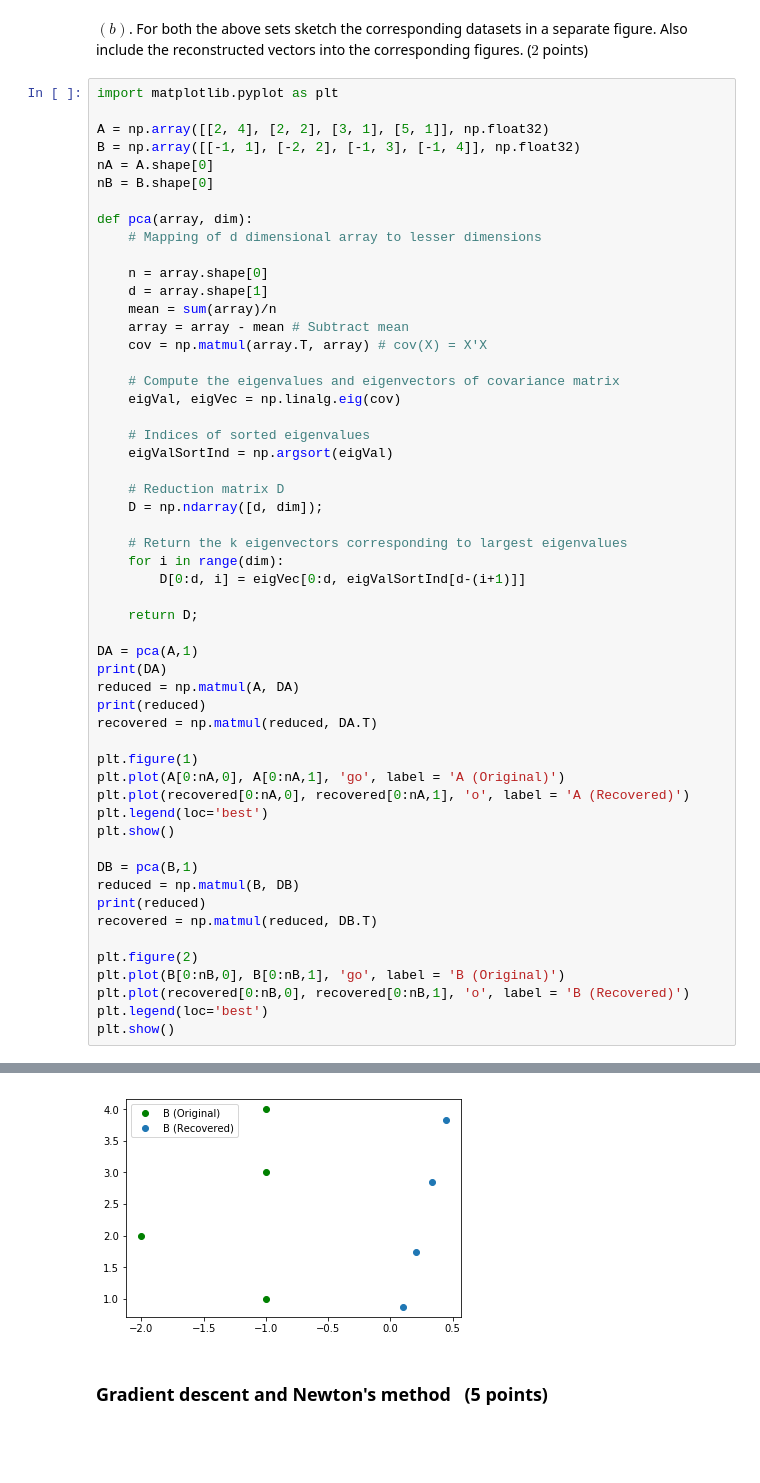
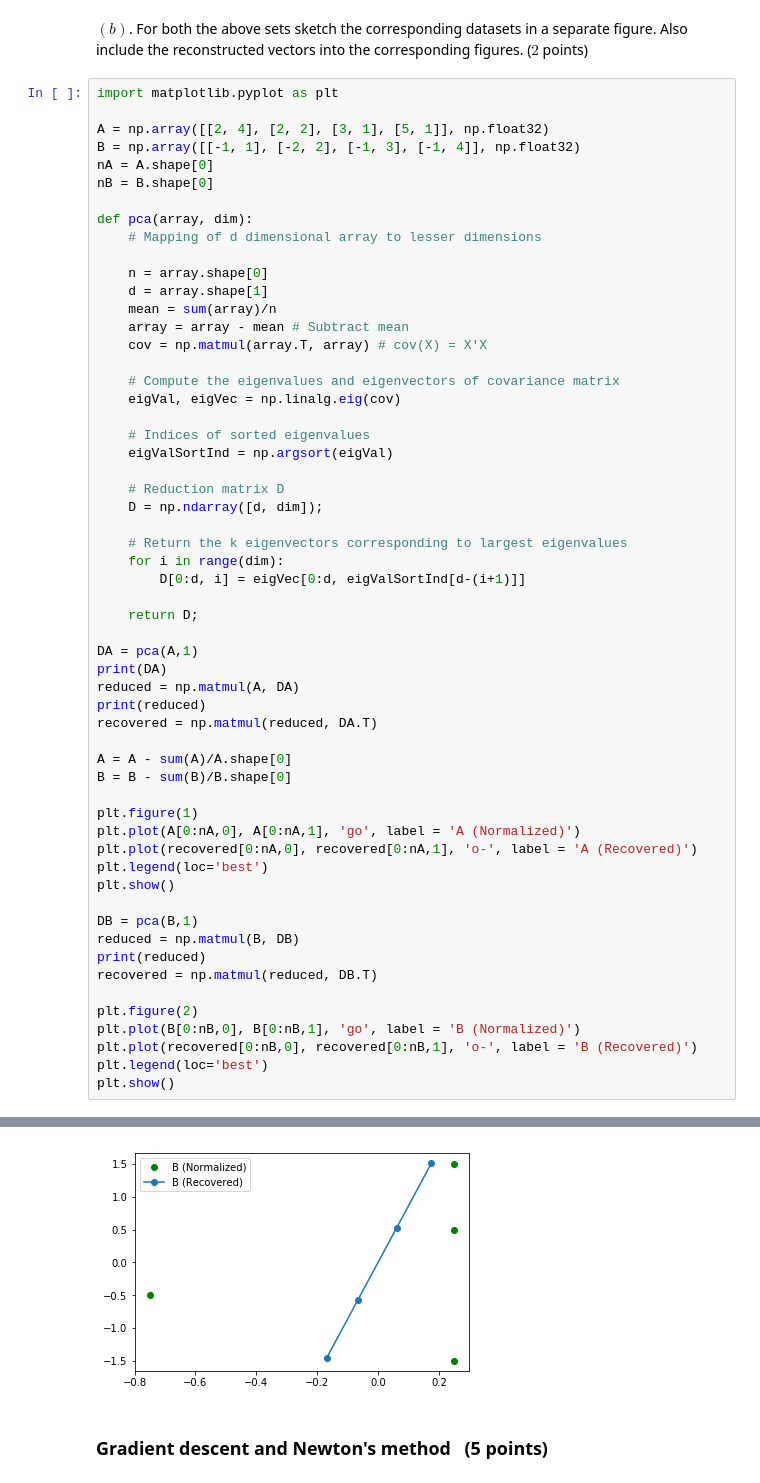
Before and after one commit to zshn25/Neural-Networks-Implementation-Application, a Jupyter notebook: assignment-3_2566459.ipynb, the cells around one changed output, grey strips where cells are left out. Cells and saved outputs as stored; diff of their text form; blank space fills up the shorter version.

```diff
--- a/assignment-3_2566459.ipynb
+++ b/assignment-3_2566459.ipynb
@@ -107,9 +107,12 @@ reduced = np.matmul(A, DA)
 print(reduced)
 recovered = np.matmul(reduced, DA.T)
 
+A = A - sum(A)/A.shape[0]
+B = B - sum(B)/B.shape[0]
+
 plt.figure(1)
-plt.plot(A[0:nA,0], A[0:nA,1], 'go', label = 'A (Original)')
-plt.plot(recovered[0:nA,0], recovered[0:nA,1], 'o', label = 'A (Recovered)')
+plt.plot(A[0:nA,0], A[0:nA,1], 'go', label = 'A (Normalized)')
+plt.plot(recovered[0:nA,0], recovered[0:nA,1], 'o-', label = 'A (Recovered)')
 plt.legend(loc='best')
 plt.show()
 
@@ -119,8 +122,8 @@ print(reduced)
 recovered = np.matmul(reduced, DB.T)
 
 plt.figure(2)
-plt.plot(B[0:nB,0], B[0:nB,1], 'go', label = 'B (Original)')
-plt.plot(recovered[0:nB,0], recovered[0:nB,1], 'o', label = 'B (Recovered)')
+plt.plot(B[0:nB,0], B[0:nB,1], 'go', label = 'B (Normalized)')
+plt.plot(recovered[0:nB,0], recovered[0:nB,1], 'o-', label = 'B (Recovered)')
 plt.legend(loc='best')
 plt.show()
 # %% [output]
@@ -138,4 +141,4 @@ plt.show()
-[figure, old version]
+[figure, new version]
 # %% [markdown]
 ### Gradient descent and Newton's method $~$ (5 points)
 # %% [markdown]
```
Also changed, not shown: parts of 10 cells of this notebook.
